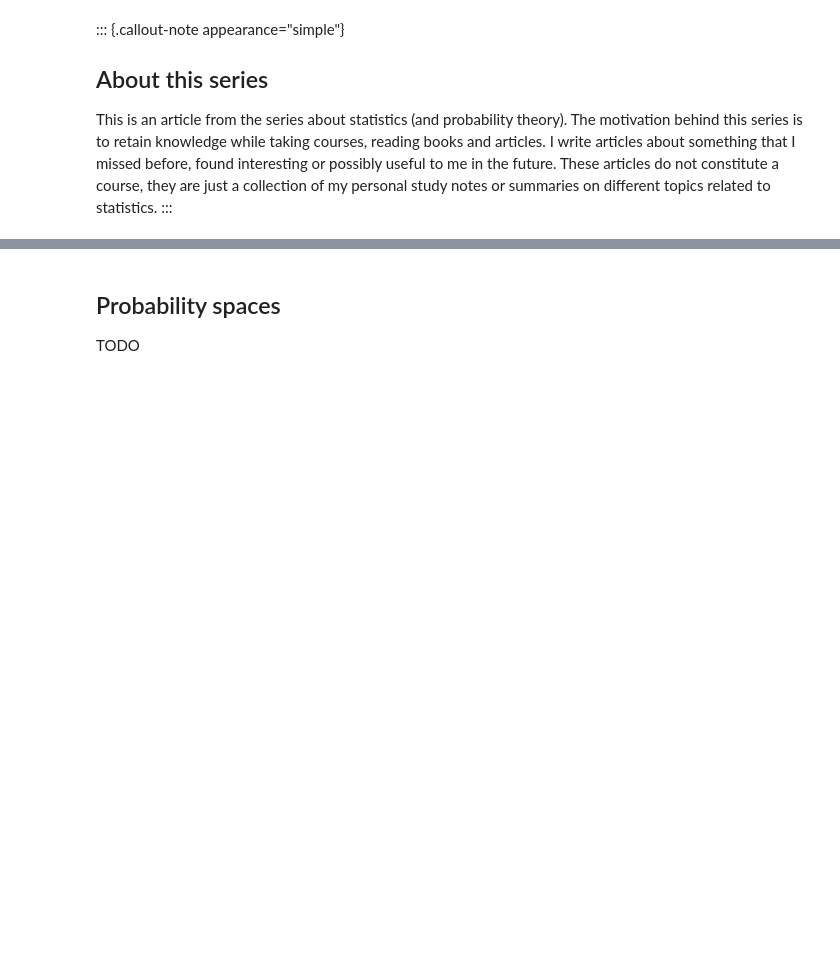
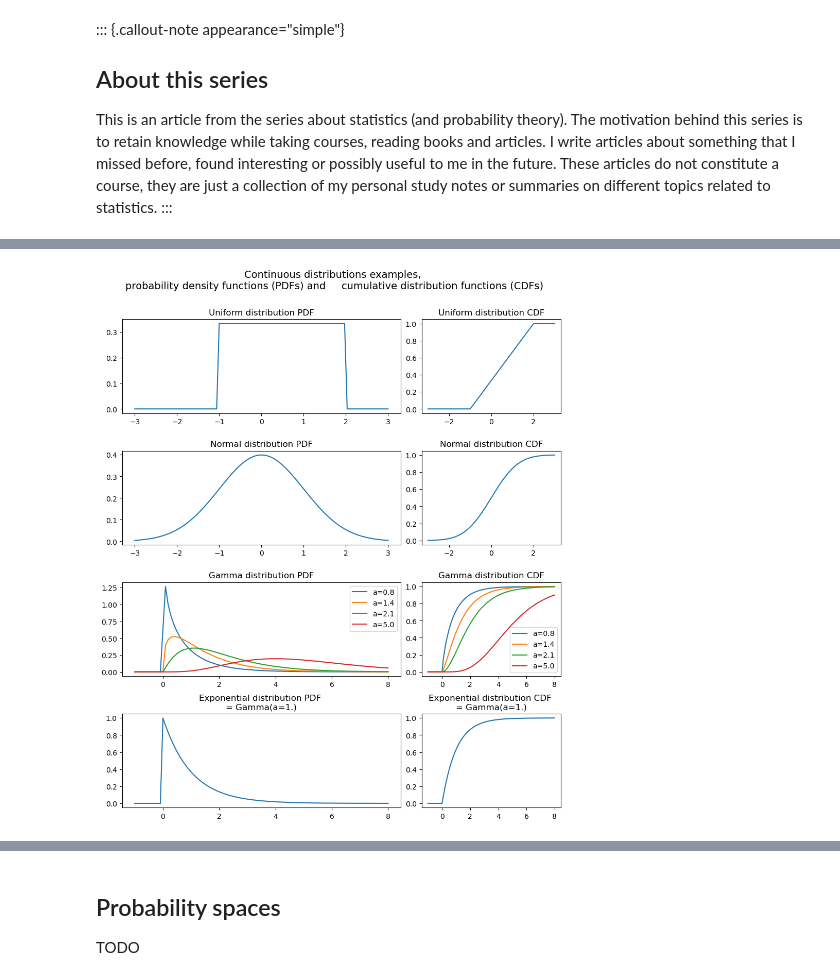
Before and after one commit to orsveri/orsveri.github.io, a Jupyter notebook: posts/topic_statistics/2_prob_basics/index.ipynb, the cells around one changed output, grey strips where cells are left out. Drawn from its saved outputs; the diff is of its cells as text; code cells hidden in the pictures; blank space fills up the shorter version.

```diff
--- a/posts/topic_statistics/2_prob_basics/index.ipynb
+++ b/posts/topic_statistics/2_prob_basics/index.ipynb
@@ -50,0 +137,48 @@ todo
+# %%
+from scipy.stats import uniform, norm, expon, gamma
+
+fig, axs = plt.subplots(
+    4, 2, figsize=(11, 12), num='continuous',
+    gridspec_kw={'width_ratios': [2, 1], 'wspace':0.1, 'hspace':0.4}
+)
+fig.suptitle(
+    'Continuous distributions examples, \nprobability density functions (PDFs) and \
+    cumulative distribution functions (CDFs)',
+    fontsize=14
+)
+fig.subplots_adjust(top=0.9)
+
+x = np.linspace(-3, 3, 100)
+
+# Uniform
+y = uniform.pdf(x, loc=-1, scale=3)  # uniform probability on [loc, loc+scale]
+y2 = uniform.cdf(x, loc=-1, scale=3)
+sns.lineplot(ax=axs[0,0], x=x, y=y, legend=True).set_title('Uniform distribution PDF')
+sns.lineplot(ax=axs[0,1], x=x, y=y2, legend=True).set_title('Uniform distribution CDF')
+
+# Normal
+y = norm.pdf(x)
+y2 = norm.cdf(x)
+sns.lineplot(ax=axs[1,0], x=x, y=y, legend=True).set_title('Normal distribution PDF')
+sns.lineplot(ax=axs[1,1], x=x, y=y2, legend=True).set_title('Normal distribution CDF')
+
+x = np.linspace(-1, 8, 100)
+
+# Gamma
+for a in (0.8, 1.4, 2.1, 5.):
+    y = gamma.pdf(x, a=a)
+    y2 = gamma.cdf(x, a=a)
+    sns.lineplot(ax=axs[2,0], x=x, y=y, label=f'a={a}').set_title('Gamma distribution PDF')
+    sns.lineplot(ax=axs[2,1], x=x, y=y2, label=f'a={a}').set_title('Gamma distribution CDF')
+
+# Exponential
+y = expon.pdf(x)
+y2 = expon.cdf(x)
+sns.lineplot(ax=axs[3,0], x=x, y=y, legend=True).set_title('Exponential distribution PDF \n= Gamma(a=1.)')
+sns.lineplot(ax=axs[3,1], x=x, y=y2, legend=True).set_title('Exponential distribution CDF \n= Gamma(a=1.)')
+
+plt.show('continuous')
+fig.clear()
+plt.close(fig)
+# %% [output]
+[figure, added]
```
Also changed, not shown: parts of 10 cells of this notebook, 4 other files.
